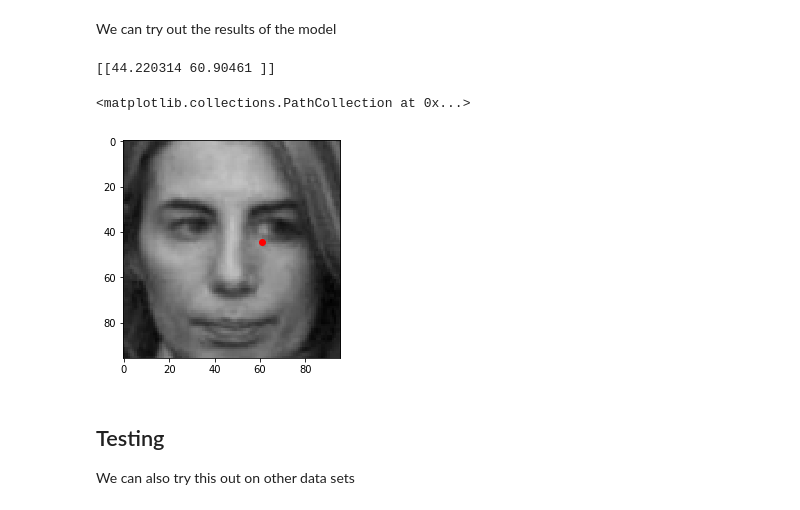
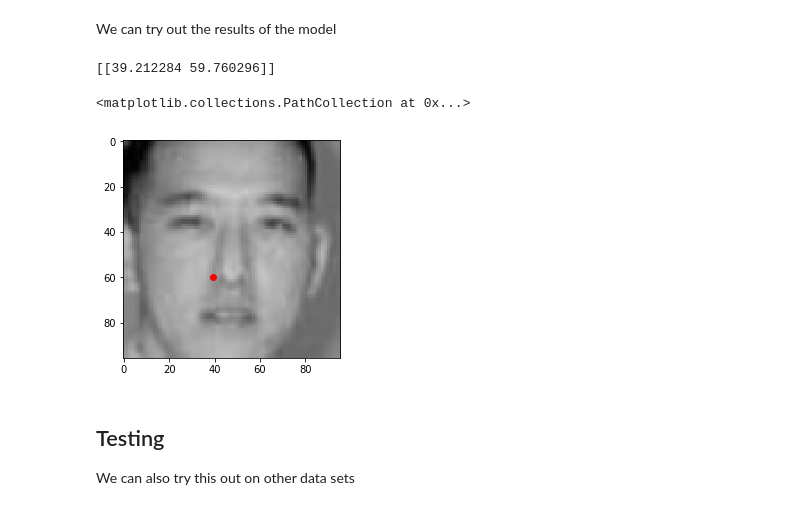
Before and after one commit to MatthewCalligaro/TheNoseArcade, a Jupyter notebook: neural-network/notebooks/opencv_haarlike_tf_keras.ipynb, the cells around one changed output. Cells and saved outputs as stored; diff of their text form; code cells hidden in the pictures.

```diff
--- a/neural-network/notebooks/opencv_haarlike_tf_keras.ipynb
+++ b/neural-network/notebooks/opencv_haarlike_tf_keras.ipynb
@@ -129,8 +129,8 @@ def load_csv(lines, inds):
 Now decide which indicies to use for training and which to use for validation. We will reserve 100 images for validation.
 # %%
 all_inds = np.arange(len(train_csv))
-valid_inds = np.random.choice(all, size=100, replace=False)
-train_inds = all[np.logical_not(np.isin(all, valid))]
+valid_inds = np.random.choice(all_inds, size=100, replace=False)
+train_inds = all_inds[np.logical_not(np.isin(all_inds, valid_inds))]
 # %%
 train_data, train_labels = load_csv(train_csv, train_inds)
 valid_data, valid_labels = load_csv(train_csv, valid_inds)
@@ -258,14 +261,14 @@ Epoch 1/1
 # %% [markdown]
 We can try out the results of the model
 # %%
-ctr = model.predict(np.expand_dims(valid_data[2], axis=0))
-plt.imshow(valid_data[2])
+ctr = model.predict(np.expand_dims(valid_data[0], axis=0))
+plt.imshow(valid_data[0])
 print(ctr)
-plt.scatter([ctr[0][1]], [ctr[0][0]], c='r')
+plt.scatter([ctr[0][0]], [ctr[0][1]], c='r')
 # %% [output]
-[[44.220314 60.90461 ]]
+[[39.212284 59.760296]]
 <matplotlib.collections.PathCollection at 0x...>
-[figure, old version]
+[figure, new version]
 # %% [markdown]
 ## Testing
 
```
Also changed, not shown: parts of 7 cells of this notebook.
